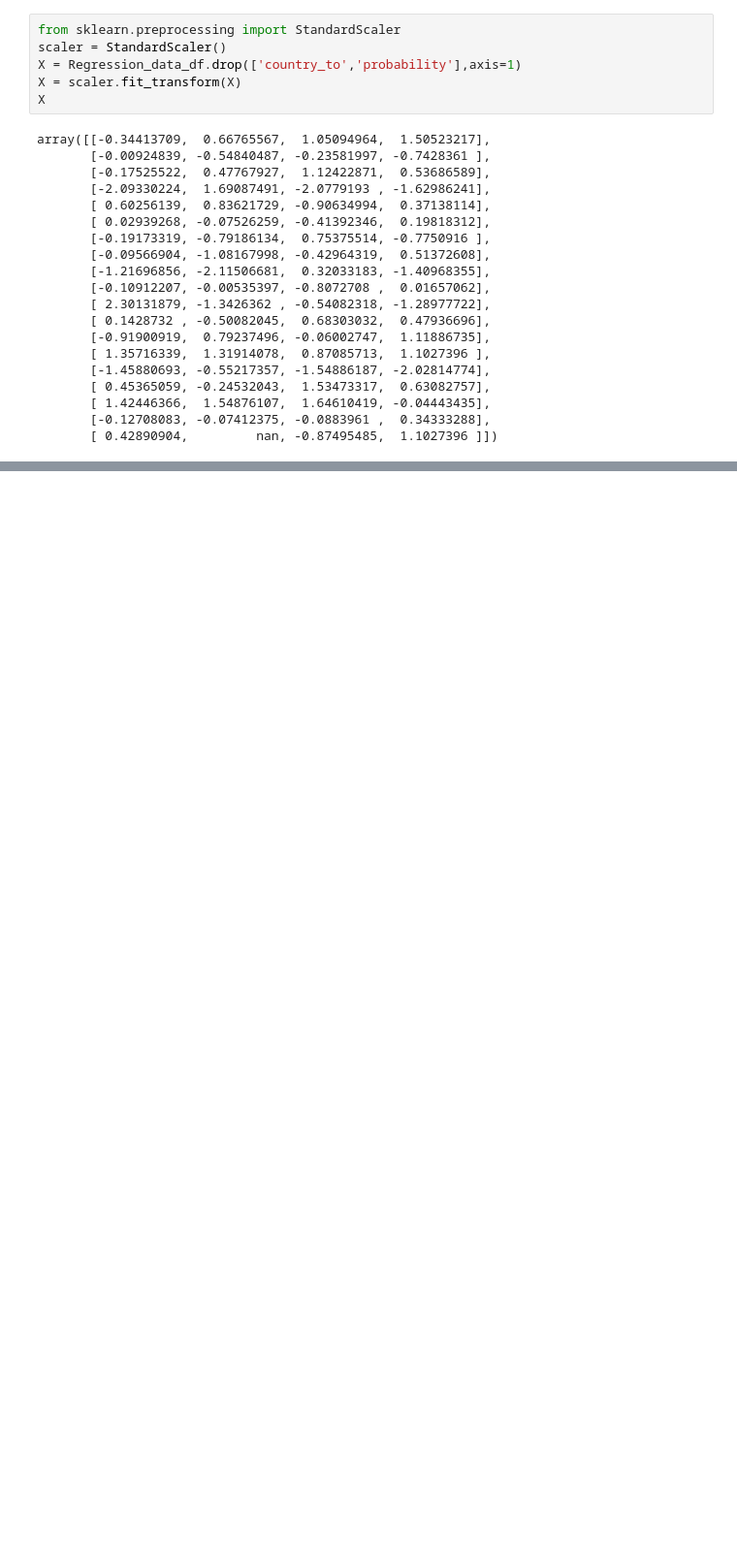
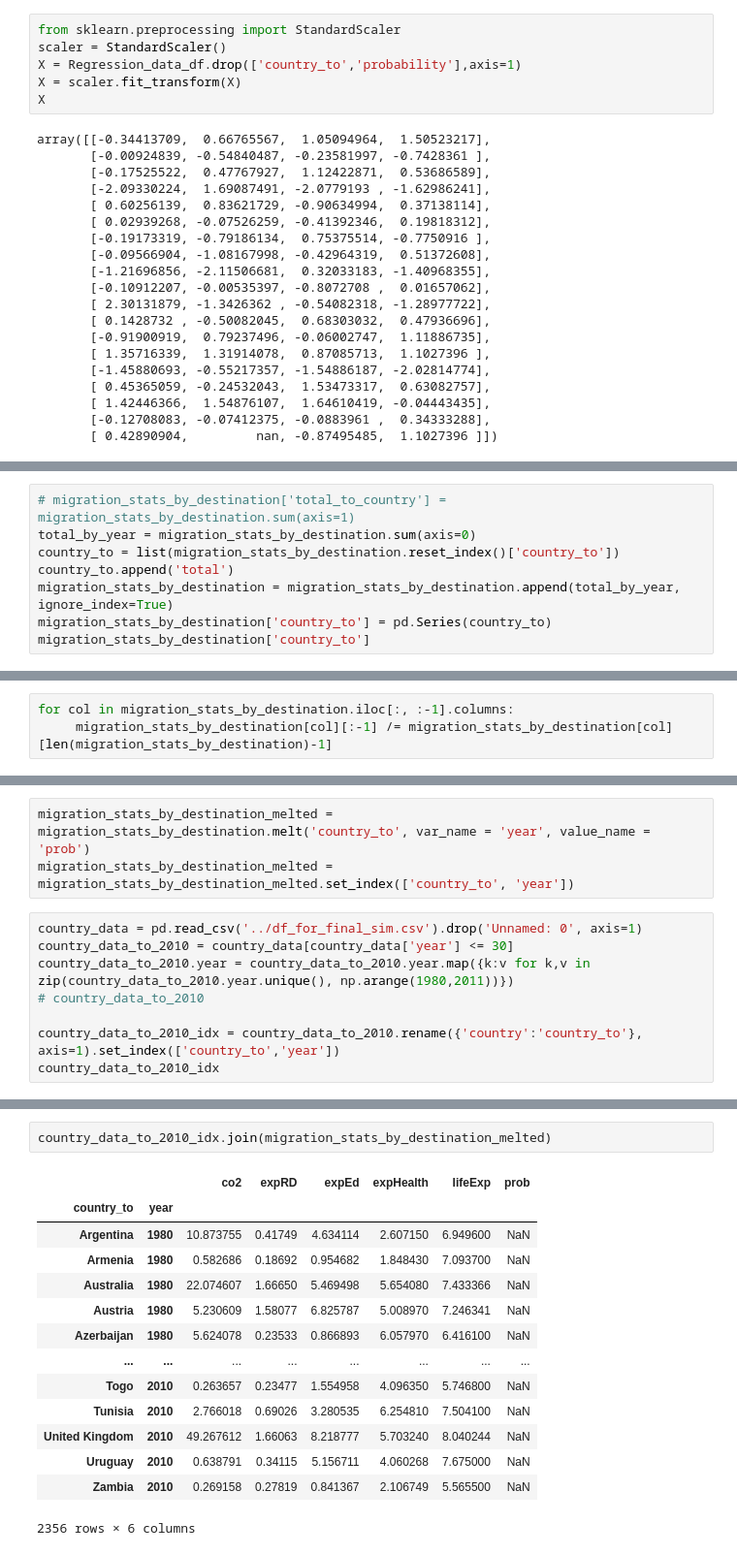
Before and after one commit to Kasrazn97/SMFinal_Project, a Jupyter notebook: Beta/regression.ipynb, the cells around one changed output, grey strips where cells are left out. Shown at 97% size. Cells and saved outputs as stored; diff of their text form; blank space fills up the shorter version.

```diff
--- a/Beta/regression.ipynb
+++ b/Beta/regression.ipynb
@@ -252,0 +290,8 @@ array([[-0.34413709,  0.66765567,  1.05094964,  1.50523217],
+# %%
+# migration_stats_by_destination['total_to_country'] = migration_stats_by_destination.sum(axis=1)
+total_by_year = migration_stats_by_destination.sum(axis=0)
+country_to = list(migration_stats_by_destination.reset_index()['country_to'])
+country_to.append('total')
+migration_stats_by_destination = migration_stats_by_destination.append(total_by_year, ignore_index=True)
+migration_stats_by_destination['country_to'] = pd.Series(country_to)
+migration_stats_by_destination['country_to']
@@ -252,0 +320,3 @@ array([[-0.34413709,  0.66765567,  1.05094964,  1.50523217],
+# %%
+for col in migration_stats_by_destination.iloc[:, :-1].columns:
+     migration_stats_by_destination[col][:-1] /= migration_stats_by_destination[col][len(migration_stats_by_destination)-1]
@@ -252,0 +332,11 @@ array([[-0.34413709,  0.66765567,  1.05094964,  1.50523217],
+# %%
+migration_stats_by_destination_melted = migration_stats_by_destination.melt('country_to', var_name = 'year', value_name = 'prob')
+migration_stats_by_destination_melted = migration_stats_by_destination_melted.set_index(['country_to', 'year'])
+# %%
+country_data = pd.read_csv('../df_for_final_sim.csv').drop('Unnamed: 0', axis=1)
+country_data_to_2010 = country_data[country_data['year'] <= 30]
+country_data_to_2010.year = country_data_to_2010.year.map({k:v for k,v in zip(country_data_to_2010.year.unique(), np.arange(1980,2011))})
+# country_data_to_2010
+
+country_data_to_2010_idx = country_data_to_2010.rename({'country':'country_to'}, axis=1).set_index(['country_to','year'])
+country_data_to_2010_idx
@@ -252,0 +363,17 @@ array([[-0.34413709,  0.66765567,  1.05094964,  1.50523217],
+# %%
+country_data_to_2010_idx.join(migration_stats_by_destination_melted)
+# %% [output]
+|  |  | co2 | expRD | expEd | expHealth | lifeExp | prob |
+| country_to | year |  |  |  |  |  |  |
+| Argentina | 1980 | 10.873755 | 0.41749 | 4.634114 | 2.607150 | 6.949600 | NaN |
+| Armenia | 1980 | 0.582686 | 0.18692 | 0.954682 | 1.848430 | 7.093700 | NaN |
+| Australia | 1980 | 22.074607 | 1.66650 | 5.469498 | 5.654080 | 7.433366 | NaN |
+| Austria | 1980 | 5.230609 | 1.58077 | 6.825787 | 5.008970 | 7.246341 | NaN |
+| Azerbaijan | 1980 | 5.624078 | 0.23533 | 0.866893 | 6.057970 | 6.416100 | NaN |
+| ... | ... | ... | ... | ... | ... | ... | ... |
+| Togo | 2010 | 0.263657 | 0.23477 | 1.554958 | 4.096350 | 5.746800 | NaN |
+| Tunisia | 2010 | 2.766018 | 0.69026 | 3.280535 | 6.254810 | 7.504100 | NaN |
+| United Kingdom | 2010 | 49.267612 | 1.66063 | 8.218777 | 5.703240 | 8.040244 | NaN |
+| Uruguay | 2010 | 0.638791 | 0.34115 | 5.156711 | 4.060268 | 7.675000 | NaN |
+| Zambia | 2010 | 0.269158 | 0.27819 | 0.841367 | 2.106749 | 5.565500 | NaN |
+2356 rows × 6 columns
```
Also changed, not shown: parts of 8 cells of this notebook, 3 other files.
